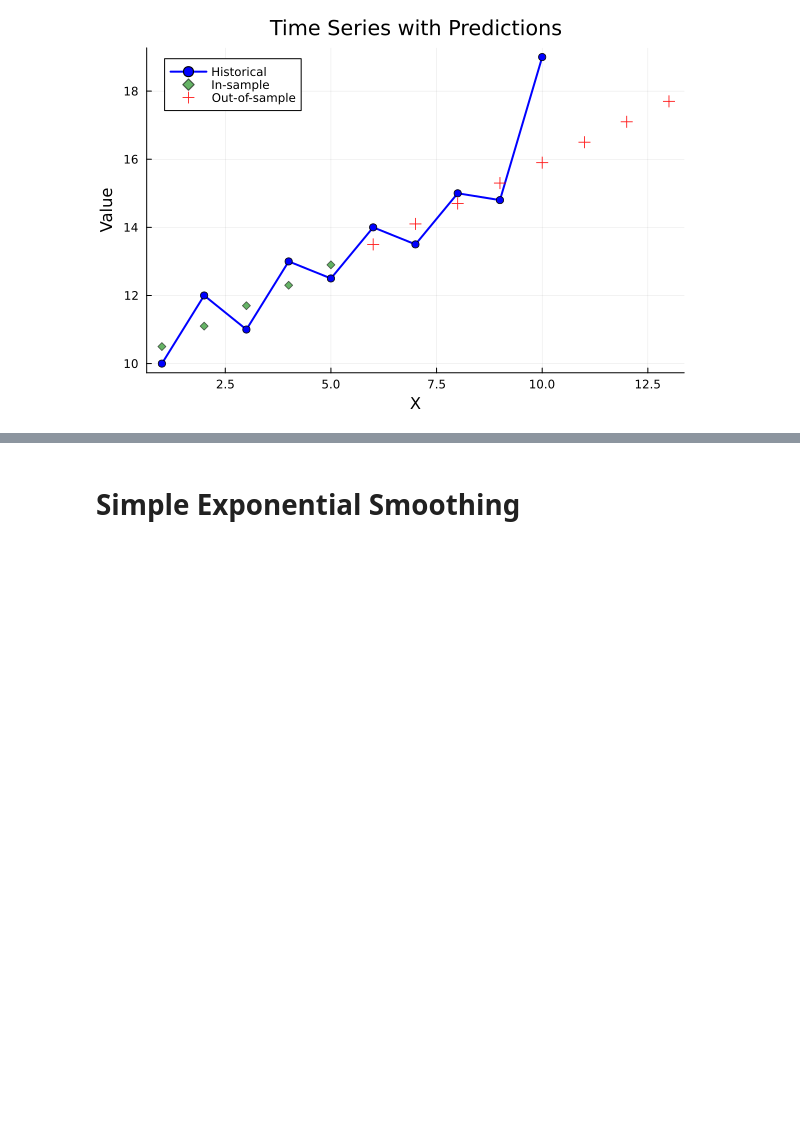
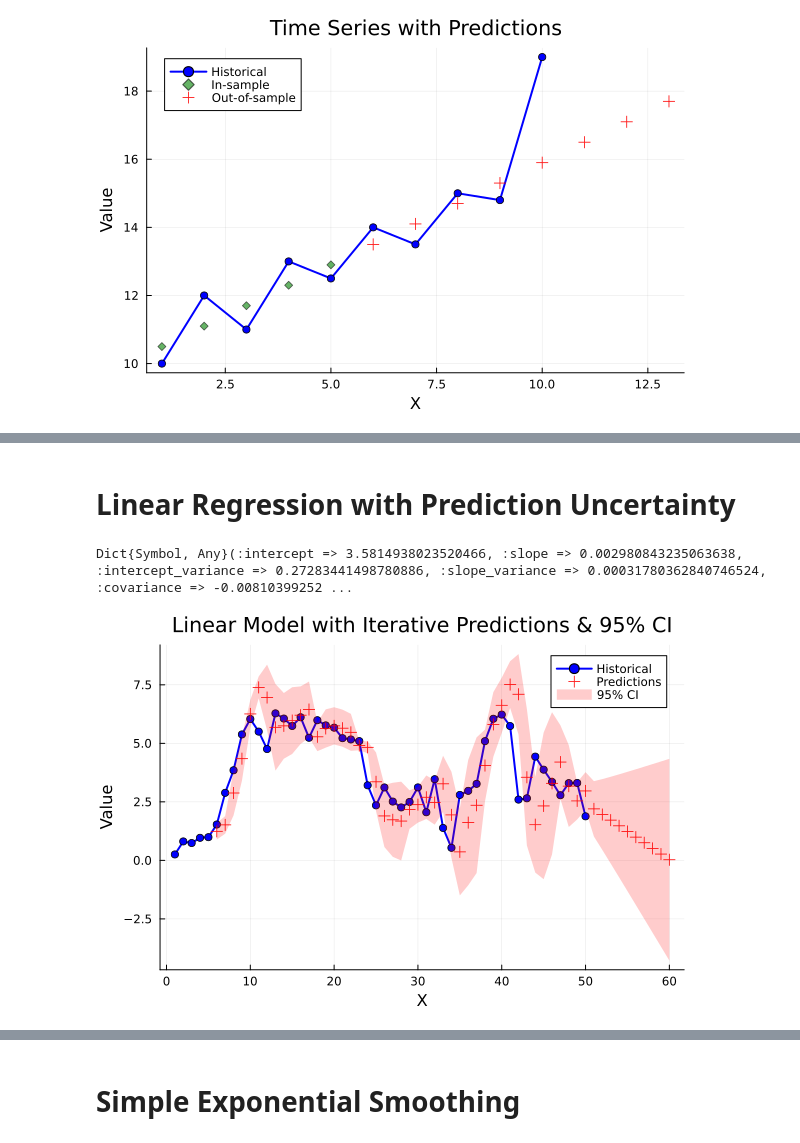
Before and after one commit to YannickGibson/TimeSeriesKit.jl, a Jupyter notebook: examples/models.ipynb, the cells around one changed output, grey strips where cells are left out. Cells and saved outputs as stored; diff of their text form; code cells hidden in the pictures; blank space fills up the shorter version.

```diff
--- a/examples/models.ipynb
+++ b/examples/models.ipynb
@@ -58,0 +53,24 @@ Y Out of Sample: [13.999999999999993, 10.000000000000007, 15.0, 11.9999999999999
+# %% [markdown]
+# Linear Regression with Prediction Uncertainty
+# %%
+# Import packages (Distributions before TimeSeriesKit to avoid conflicts)
+import Plots
+import Distributions
+using TimeSeriesKit
+import Random
+
+Random.seed!(1434)
+ts = RandomWalk(50)
+# set a seed for reproducibility
+
+# Fit linear model
+model = LinearModel(sliding_window=5)
+fit(model, ts)
+print(model.state.parameters)
+
+predictions = iterative_predict(model, ts, 10, return_uncertainty=true)
+
+plot_timeseries(ts, predictions, confidence_level=0.95, title="Linear Model with Iterative Predictions & 95% CI")
+# %% [output]
+Dict{Symbol, Any}(:intercept => 3.5814938023520466, :slope => 0.002980843235063638, :intercept_variance => 0.27283441498780886, :slope_variance => 0.00031780362840746524, :covariance => -0.00810399252 ...
+[figure, added]
```
Also changed, not shown: parts of 8 cells of this notebook, 15 other files.
